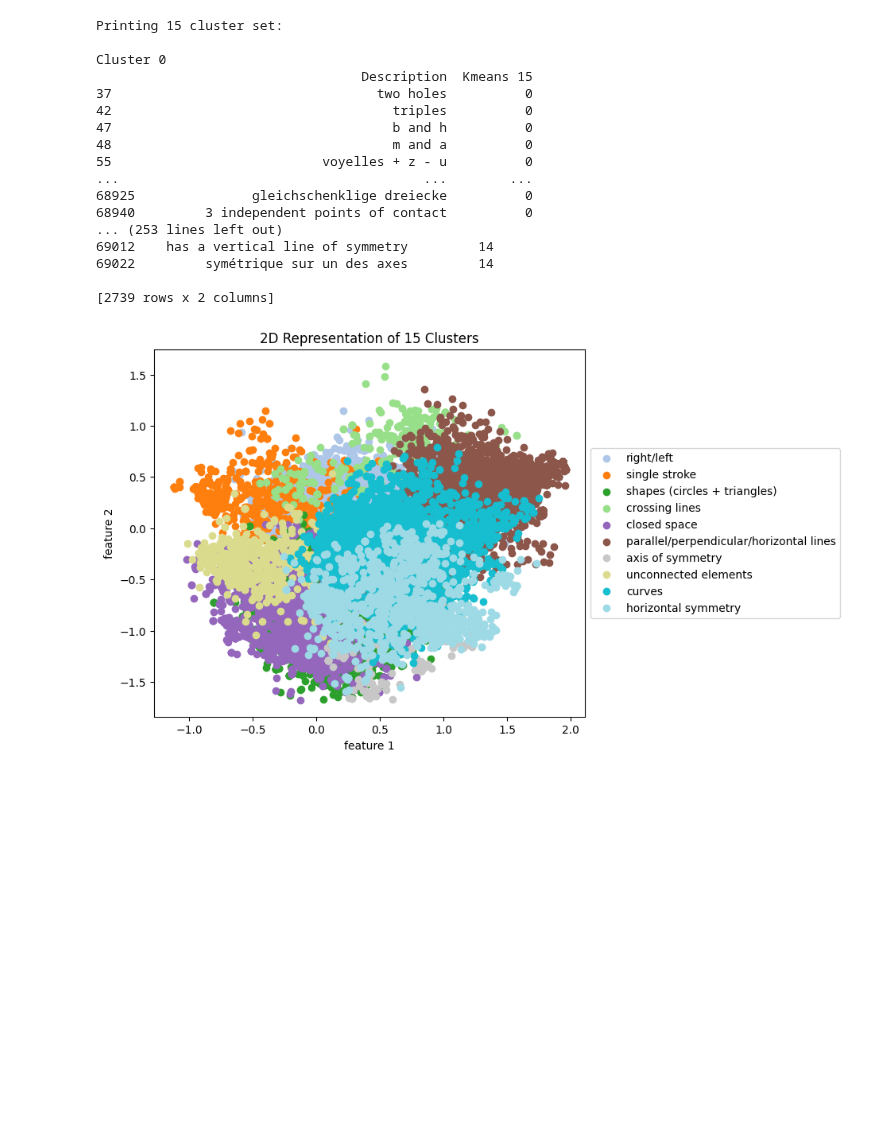
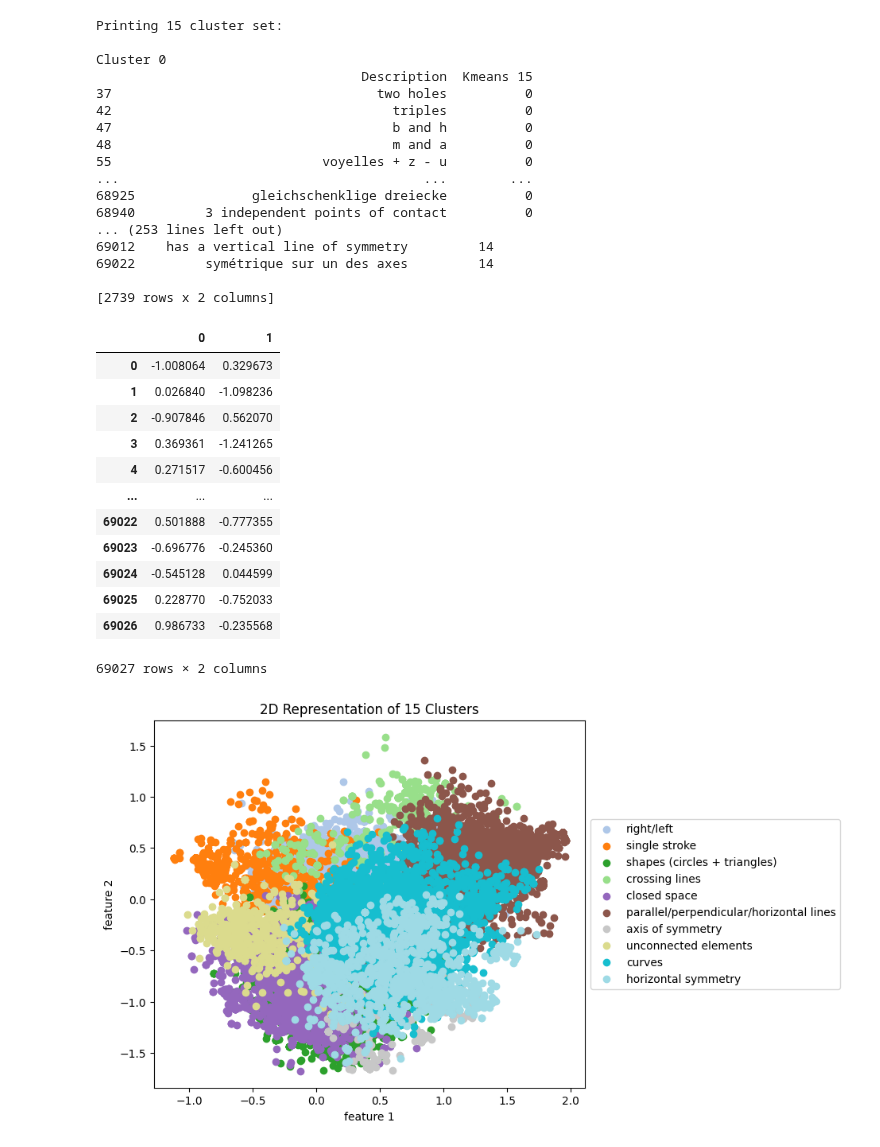
Before and after one commit to zstephe/zstephe.github.io, a Jupyter notebook: Glyph/textEmbeddings.ipynb, the cells around one changed output. Cells and saved outputs as stored; diff of their text form; code cells hidden in the pictures; blank space fills up the shorter version.

```diff
--- a/Glyph/textEmbeddings.ipynb
+++ b/Glyph/textEmbeddings.ipynb
@@ -96,3 +104,19 @@ Cluster 0
+# %%
+newEmbeddings2D
+# %% [output]
+|  | 0 | 1 |
+| 0 | -1.008064 | 0.329673 |
+| 1 | 0.026840 | -1.098236 |
+| 2 | -0.907846 | 0.562070 |
+| 3 | 0.369361 | -1.241265 |
+| 4 | 0.271517 | -0.600456 |
+| ... | ... | ... |
+| 69022 | 0.501888 | -0.777355 |
+| 69023 | -0.696776 | -0.245360 |
+| 69024 | -0.545128 | 0.044599 |
+| 69025 | 0.228770 | -0.752033 |
+| 69026 | 0.986733 | -0.235568 |
+69027 rows × 2 columns
 # %%
 # visualizes the clusters after removing the random clusters
 labels = ["random","right/left","single stroke","shapes (circles + triangles)","crossing lines","random","closed space",
```
Also changed, not shown: parts of 1 cell of this notebook, 5 other files.
